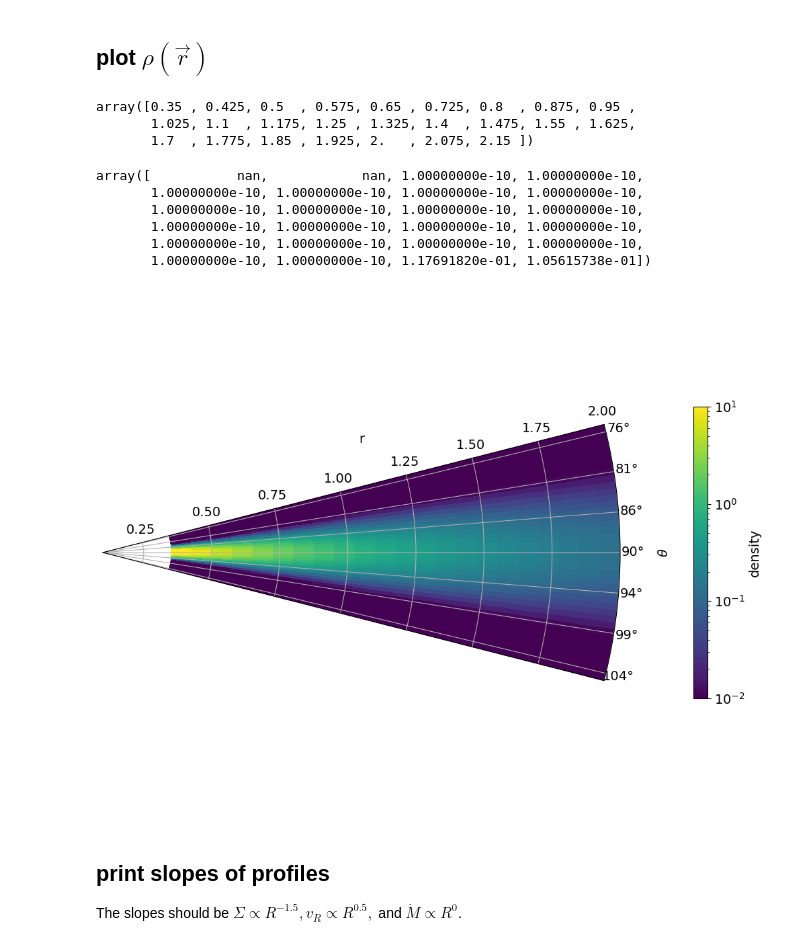
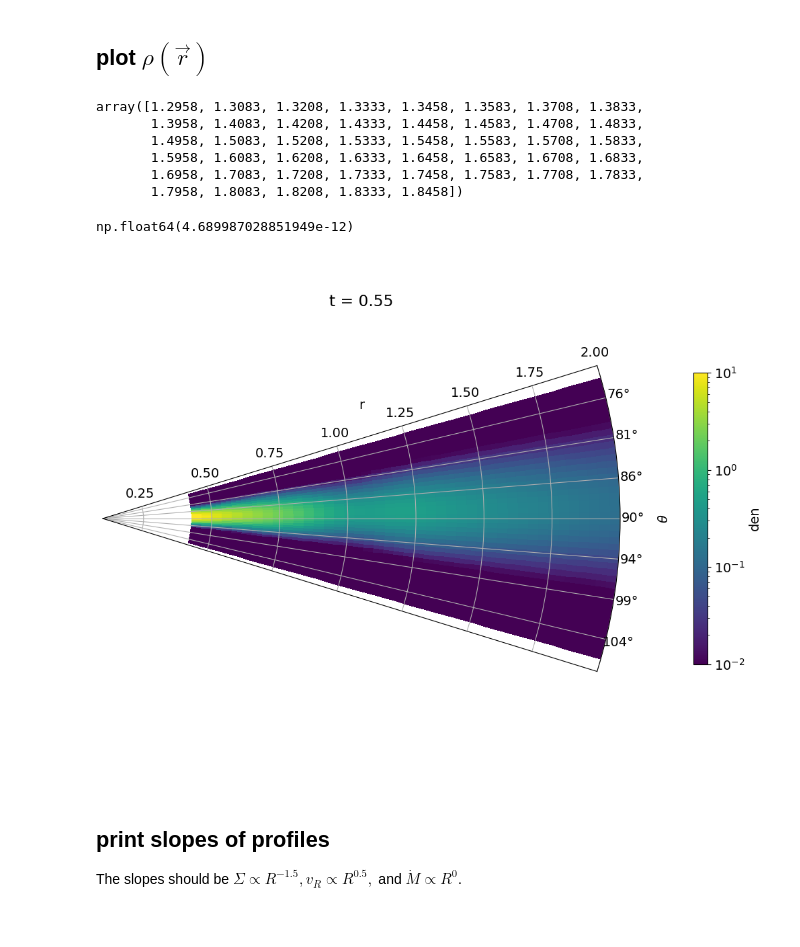
Before and after one commit to Jupiter1994/athena-warps, a Jupyter notebook: warped-disks/jiarus_diagnosis_3d.ipynb, the cells around one changed output. Drawn from its saved outputs; the diff is of its cells as text; code cells hidden in the pictures.

```diff
--- a/warped-disks/jiarus_diagnosis_3d.ipynb
+++ b/warped-disks/jiarus_diagnosis_3d.ipynb
@@ -13,14 +13,14 @@ import glob
 # %%
 ## Snapshots registration
 #path = '/scratch/phn2956/disk-sph26/'
-path = '/scratch/phn2956/disk-tilted8/'
+path = '/scratch/phn2956/disk-tilted10/'
 snapshot_list = sorted(glob.glob(path+'disk.out1.*.athdf'))
 # %% [markdown]
 # Plot snapshots over time
 # %%
 ## Plot density, v_r, and Mdot
 
-snapshot_plot = snapshot_list[0:101:5]
+snapshot_plot = snapshot_list[0:55:5]
 
 norm   = mcolors.PowerNorm(gamma=1.5, vmin=0, vmax=len(snapshot_plot)-1)
 colors = [GnBu(0.3 + 0.7 * norm(i)) for i in range(len(snapshot_plot))]
@@ -102,12 +102,12 @@ axs[0].set_ylabel(r'$\Sigma$')
 axs[1].set_ylabel(r'$v_{R}$')
 axs[2].set_ylabel(r'$\dot{M}$')
 axs[-1].set_xlabel(r'$R$')
-axs[-1].set_xlim(rad_app[[3,-4]])
+#axs[-1].set_xlim(rad_app[[3,-4]])
 
 # limits used in disk-sph plots
-axs[0].set_ylim(0, .4)
-axs[1].set_ylim(-1.5e-3, 1e-4)
-axs[2].set_ylim(-8e-4, 5e-5)
+#axs[0].set_ylim(0, .4)
+#axs[1].set_ylim(-1.5e-3, 1e-4)
+#axs[2].set_ylim(-8e-4, 5e-5)
 
 axs[0].legend(
     fontsize=11,
@@ -151,61 +145,61 @@ len(phi_app)
 # %% [markdown]
 ## plot $\rho(\vec{r})$
 # %%
-ath_data['x1f']
+ath_data['x2f']
 # %% [output]
-array([0.35 , 0.425, 0.5  , 0.575, 0.65 , 0.725, 0.8  , 0.875, 0.95 ,
-       1.025, 1.1  , 1.175, 1.25 , 1.325, 1.4  , 1.475, 1.55 , 1.625,
-       1.7  , 1.775, 1.85 , 1.925, 2.   , 2.075, 2.15 ])
+array([1.2958, 1.3083, 1.3208, 1.3333, 1.3458, 1.3583, 1.3708, 1.3833,
+       1.3958, 1.4083, 1.4208, 1.4333, 1.4458, 1.4583, 1.4708, 1.4833,
+       1.4958, 1.5083, 1.5208, 1.5333, 1.5458, 1.5583, 1.5708, 1.5833,
+       1.5958, 1.6083, 1.6208, 1.6333, 1.6458, 1.6583, 1.6708, 1.6833,
+       1.6958, 1.7083, 1.7208, 1.7333, 1.7458, 1.7583, 1.7708, 1.7833,
+       1.7958, 1.8083, 1.8208, 1.8333, 1.8458])
 # %%
-den[:,22,2]
+np.min(den)
 # %% [output]
-array([           nan,            nan, 1.00000000e-10, 1.00000000e-10,
-       1.00000000e-10, 1.00000000e-10, 1.00000000e-10, 1.00000000e-10,
-       1.00000000e-10, 1.00000000e-10, 1.00000000e-10, 1.00000000e-10,
-       1.00000000e-10, 1.00000000e-10, 1.00000000e-10, 1.00000000e-10,
-       1.00000000e-10, 1.00000000e-10, 1.00000000e-10, 1.00000000e-10,
-       1.00000000e-10, 1.00000000e-10, 1.17691820e-01, 1.05615738e-01])
+np.float64(4.689987028851949e-12)
 # %%
 fig = plt.figure(figsize=(14,10))
 #ax = fig.add_subplot()
 ax = fig.add_subplot(projection='polar')
 
 ## view from above
-theta_ind = 27 # 27 = midplane of domain
+#theta_ind = 23 # 27 = midplane of domain
 #c = ax.pcolormesh(phi_3d[:, theta_ind, :], rad_3d[:, theta_ind, :], den[:,theta_ind,:], cmap='viridis')
 
 ## view from the side
 phi_ind = 2 # phi~0
 phi_ind2 = 12 # phi~pi
 
 kws = {'cmap': 'viridis', 'norm': mcolors.LogNorm(vmin=1e-2, vmax=10)}
 ax.pcolormesh(theta_3d[:,:,phi_ind], rad_3d[:,:,phi_ind], den[:,:,phi_ind], **kws)
 # for phi \in (pi/2, 3pi/2), theta has to be measured in the opposite direction (so, 2pi-...)
 c = ax.pcolormesh(2*np.pi-theta_3d[:,:,phi_ind2], rad_3d[:,:,phi_ind2], den[:,:,phi_ind2], **kws)
 
 #cbar_ax = fig.add_axes([0.85, 0.15, 0.05, 0.7])
-fig.colorbar(c, ax=ax, label="density", pad=.1, fraction=0.02)
+fig.colorbar(c, ax=ax, label="den", pad=.1, fraction=0.02)
 
 ## in the below plot, the x-axis points right, the z-axis points up, and the y-axis
 # points into the page/screen
 ax.set_rlim(.1,2)
 ax.xaxis.set_label_position('top')
 ax.set_xlabel("r", labelpad=-160)
 
-ax.set_thetalim(np.pi/2- .25, np.pi/2 + .25)
+ax.set_thetalim(np.pi/2- .3, np.pi/2 + .3)
 ax.set_theta_offset(np.pi/2)
 ax.set_theta_direction(-1)
 ax.set_ylabel(r"$\theta$", labelpad=40)
 ax.yaxis.set_label_position("right")
 #ax.yaxis.tick_right()
 
-save_fig = False
+plt.title("t = {t_sim:.2f}".format(t_sim=t_sim), y=.9)
+
+save_fig = True
 if save_fig:
     plt.savefig("Figs/disk-side.png")
 
 plt.show()
 # %% [output]
-[figure, old version]
+[figure, new version]
 # %% [markdown]
 ## print slopes of profiles
 
```
Also changed, not shown: parts of 1 cell of this notebook, 1 other file.
